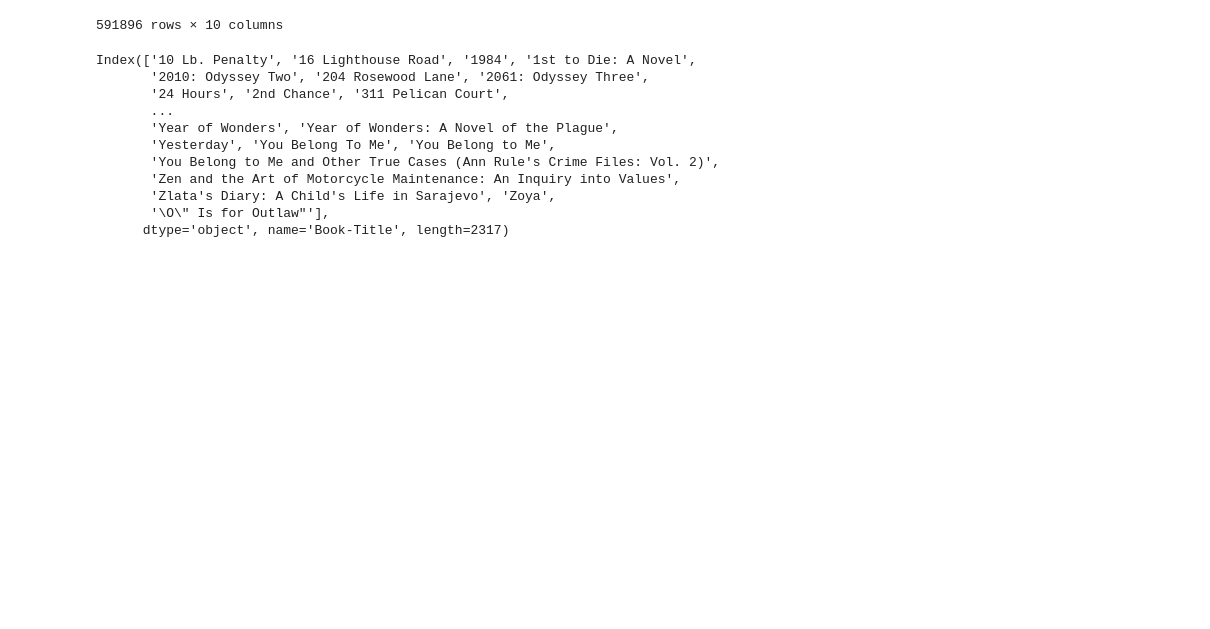
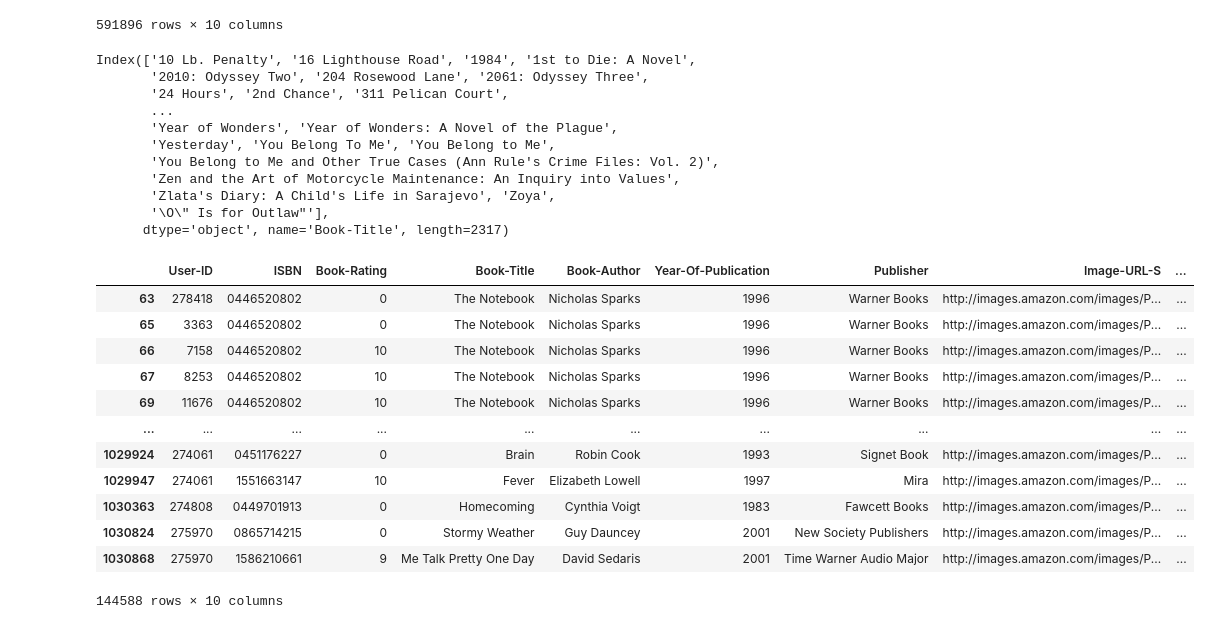
Before and after one commit to ankitmishra2232/book_recommendation_system, a Jupyter notebook: recommendation.ipynb, the cells around one changed output. Drawn from its saved outputs; the diff is of its cells as text; code cells hidden in the pictures; blank space fills up the shorter version.

```diff
--- a/recommendation.ipynb
+++ b/recommendation.ipynb
@@ -216,3 +216,20 @@ Index(['10 Lb. Penalty', '16 Lighthouse Road', '1984', '1st to Die: A Novel',
        'Zlata's Diary: A Child's Life in Sarajevo', 'Zoya',
        '\O\" Is for Outlaw"'],
       dtype='object', name='Book-Title', length=2317)
+# %%
+final_ratings = filtered_rating[filtered_rating['Book-Title'].isin(fam_books)]
+final_ratings
+# %% [output]
+|  | User-ID | ISBN | Book-Rating | Book-Title | Book-Author | Year-Of-Publication | Publisher | Image-URL-S | ... |
+| 63 | 278418 | 0446520802 | 0 | The Notebook | Nicholas Sparks | 1996 | Warner Books | http://images.amazon.com/images/P... | ... |
+| 65 | 3363 | 0446520802 | 0 | The Notebook | Nicholas Sparks | 1996 | Warner Books | http://images.amazon.com/images/P... | ... |
+| 66 | 7158 | 0446520802 | 10 | The Notebook | Nicholas Sparks | 1996 | Warner Books | http://images.amazon.com/images/P... | ... |
+| 67 | 8253 | 0446520802 | 10 | The Notebook | Nicholas Sparks | 1996 | Warner Books | http://images.amazon.com/images/P... | ... |
+| 69 | 11676 | 0446520802 | 10 | The Notebook | Nicholas Sparks | 1996 | Warner Books | http://images.amazon.com/images/P... | ... |
+| ... | ... | ... | ... | ... | ... | ... | ... | ... | ... |
+| 1029924 | 274061 | 0451176227 | 0 | Brain | Robin Cook | 1993 | Signet Book | http://images.amazon.com/images/P... | ... |
+| 1029947 | 274061 | 1551663147 | 10 | Fever | Elizabeth Lowell | 1997 | Mira | http://images.amazon.com/images/P... | ... |
+| 1030363 | 274808 | 0449701913 | 0 | Homecoming | Cynthia Voigt | 1983 | Fawcett Books | http://images.amazon.com/images/P... | ... |
+| 1030824 | 275970 | 0865714215 | 0 | Stormy Weather | Guy Dauncey | 2001 | New Society Publishers | http://images.amazon.com/images/P... | ... |
+| 1030868 | 275970 | 1586210661 | 9 | Me Talk Pretty One Day | David Sedaris | 2001 | Time Warner Audio Major | http://images.amazon.com/images/P... | ... |
+144588 rows × 10 columns
```
Also changed, not shown: parts of 8 cells of this notebook, 4 other files.
